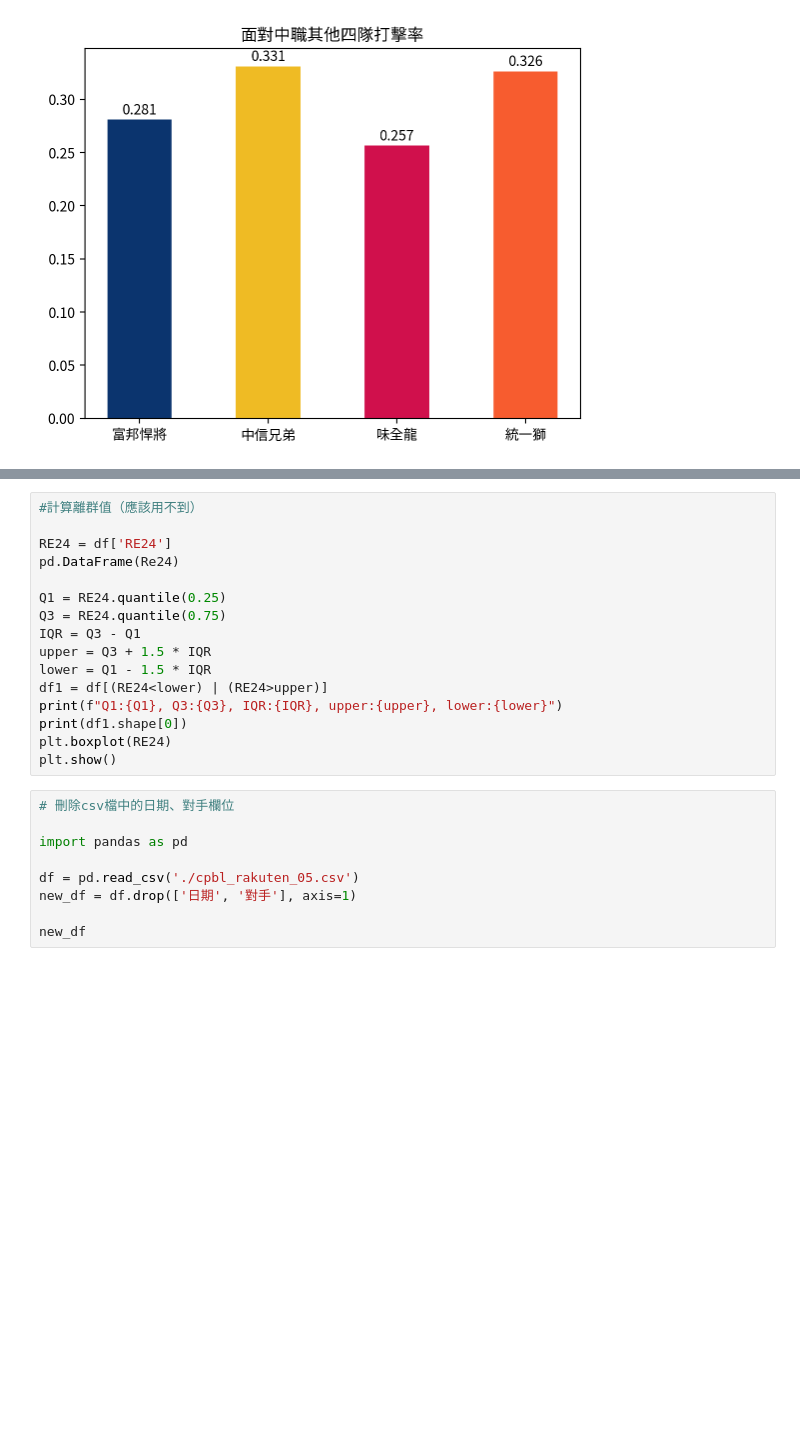
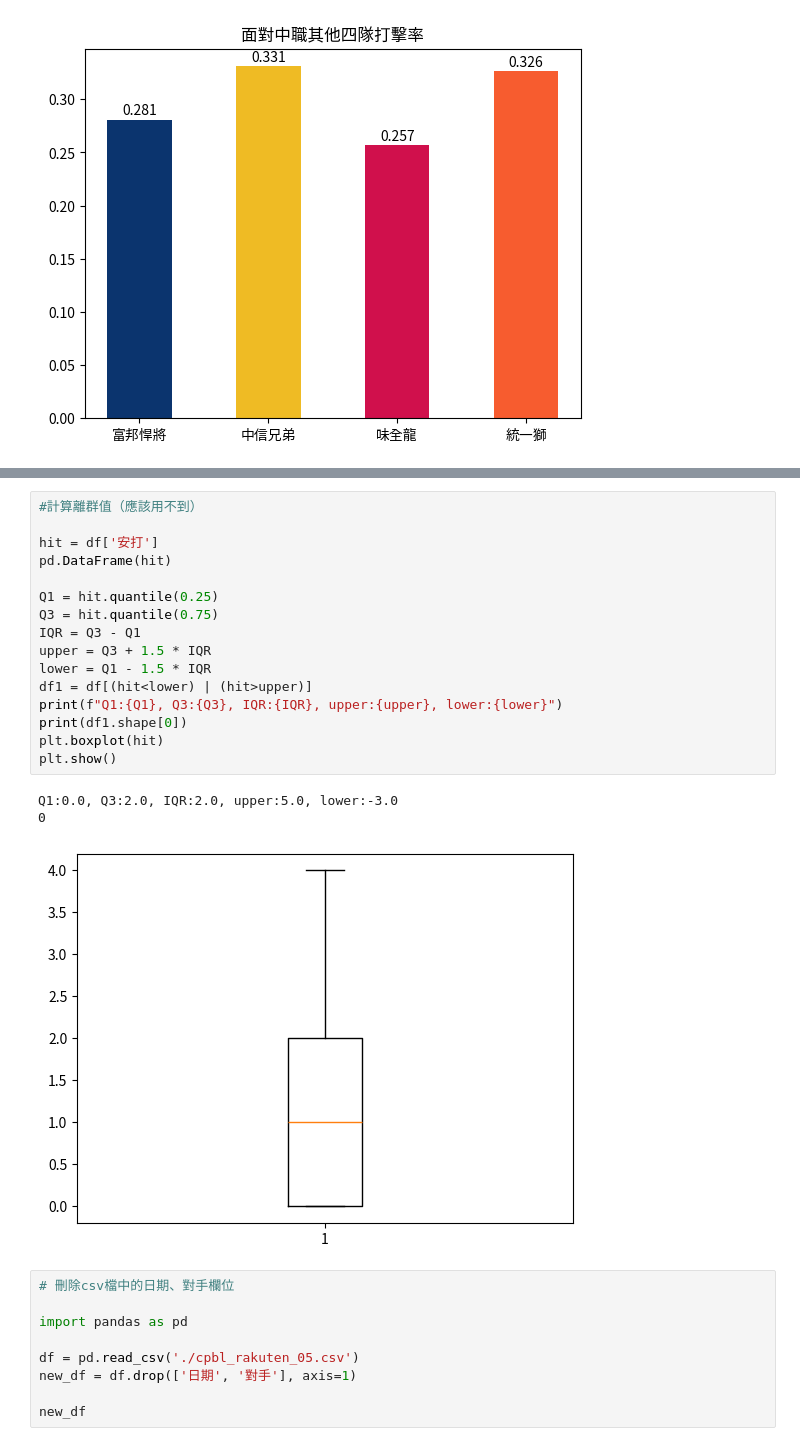
Before and after one commit to Rachelyah/CPBL_Baseball_ML_project, a Jupyter notebook: (2)資料清洗&視覺化.ipynb, the cells around one changed output, grey strips where cells are left out. Drawn from its saved outputs; the diff is of its cells as text; blank space fills up the shorter version.

```diff
--- a/(2)資料清洗&視覺化.ipynb
+++ b/(2)資料清洗&視覺化.ipynb
@@ -164,19 +261,23 @@ plt.show()
 # %%
 #計算離群值（應該用不到）
 
-RE24 = df['RE24']
-pd.DataFrame(Re24)
+hit = df['安打']
+pd.DataFrame(hit)
 
-Q1 = RE24.quantile(0.25)
-Q3 = RE24.quantile(0.75)
+Q1 = hit.quantile(0.25)
+Q3 = hit.quantile(0.75)
 IQR = Q3 - Q1
 upper = Q3 + 1.5 * IQR
 lower = Q1 - 1.5 * IQR
-df1 = df[(RE24<lower) | (RE24>upper)]
+df1 = df[(hit<lower) | (hit>upper)]
 print(f"Q1:{Q1}, Q3:{Q3}, IQR:{IQR}, upper:{upper}, lower:{lower}")
 print(df1.shape[0])
-plt.boxplot(RE24)
+plt.boxplot(hit)
 plt.show()
+# %% [output]
+Q1:0.0, Q3:2.0, IQR:2.0, upper:5.0, lower:-3.0
+0
+[figure, added]
 # %%
 # 刪除csv檔中的日期、對手欄位
 
```
Also changed, not shown: parts of 10 cells of this notebook.
